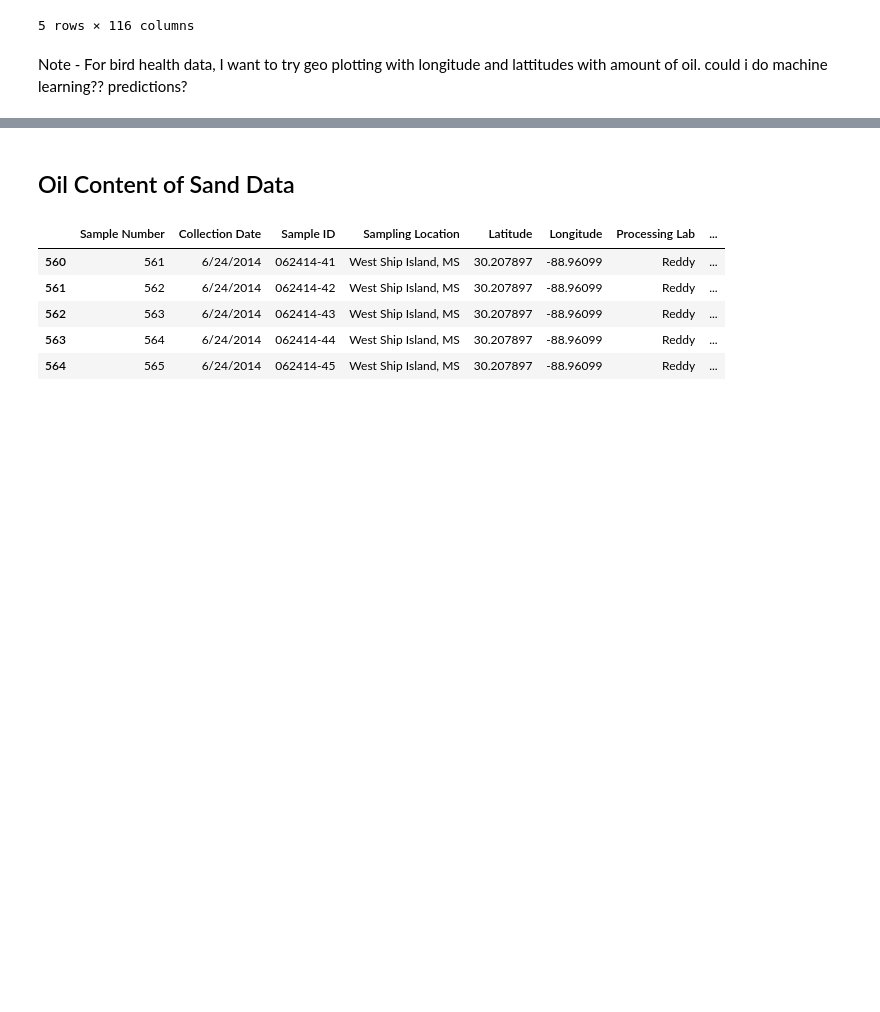
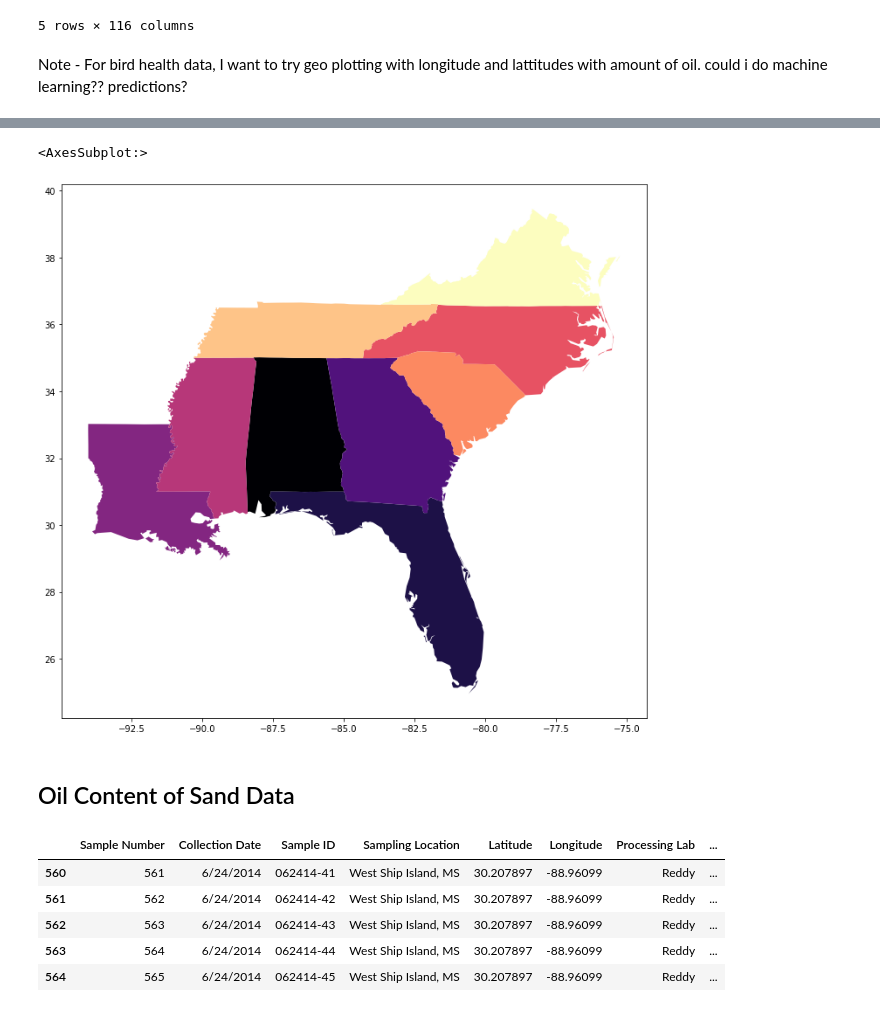
Before and after one commit to gbugieda/final-367-datascience, a Jupyter notebook: Messy.ipynb, the cells around one changed output, grey strips where cells are left out. Cells and saved outputs as stored; diff of their text form; code cells hidden in the pictures; blank space fills up the shorter version.

```diff
--- a/Messy.ipynb
+++ b/Messy.ipynb
@@ -28,0 +101,5 @@ could i do machine learning?? predictions?
+# %%
+southeast.plot(cmap='magma',figsize=(12,12))
+# %% [output]
+<AxesSubplot:>
+[figure, added]
```
Also changed, not shown: parts of 17 cells of this notebook, 16 other files.
